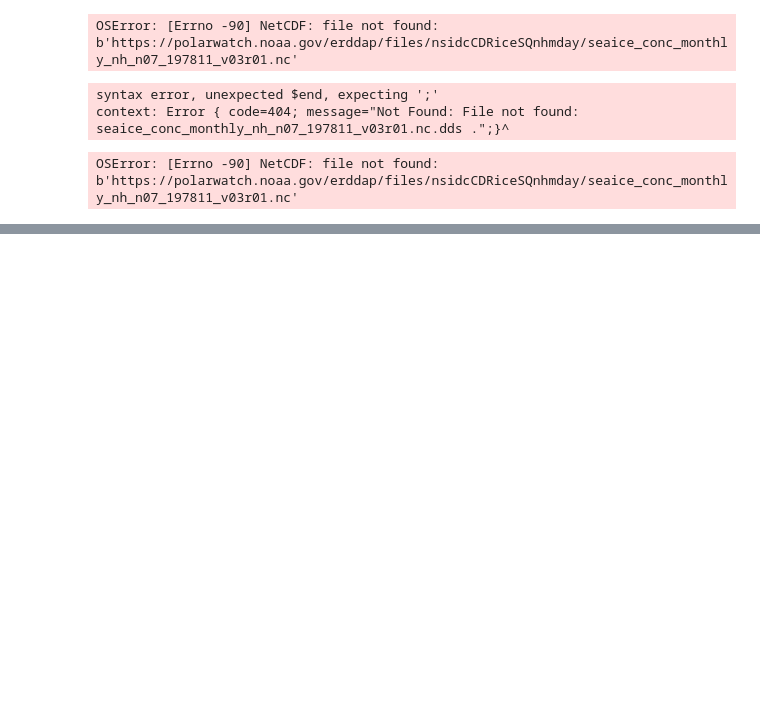
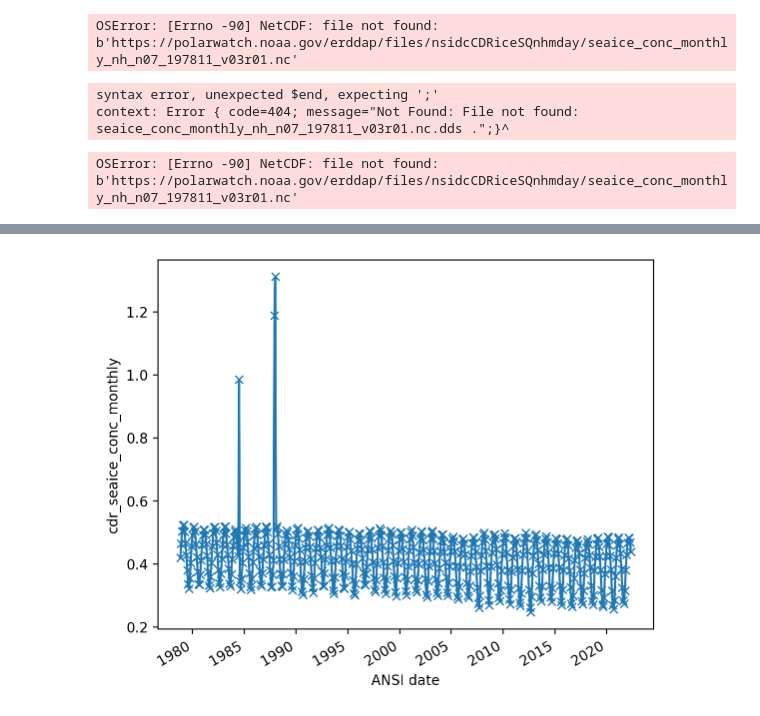
Before and after one commit to juliasimpson97/rces-final-project, a Jupyter notebook: final_project.ipynb, the cells around one changed output, grey strips where cells are left out. Cells and saved outputs as stored; diff of their text form; code cells hidden in the pictures; blank space fills up the shorter version.

```diff
--- a/final_project.ipynb
+++ b/final_project.ipynb
@@ -80,0 +299,3 @@ OSError: [Errno -90] NetCDF: file not found: b'https://polarwatch.noaa.gov/erdda
+# %%
+#CHANGE TO NORTHERN
+e.dataset_id = 'nsidcG02202v4nhmday' # https://polarwatch.noaa.gov/erddap/griddap/nsidcG02202v4nhmday.html
@@ -80,0 +324,6 @@ OSError: [Errno -90] NetCDF: file not found: b'https://polarwatch.noaa.gov/erdda
+# %%
+e.variables = ['cdr_seaice_conc_monthly'] # this must be a list even if just one element
+e.constraints = None
+# %%
+ds = e.to_xarray()
+ds
@@ -80,0 +348,5 @@ OSError: [Errno -90] NetCDF: file not found: b'https://polarwatch.noaa.gov/erdda
+# %%
+ice_monthly = ds.cdr_seaice_conc_monthly.mean(dim=('ygrid', 'xgrid'))
+ds.cdr_seaice_conc_monthly.mean(dim=('ygrid', 'xgrid')).plot(marker='x');
+# %% [output]
+[figure, added]
```
Also changed, not shown: parts of 27 cells of this notebook.
